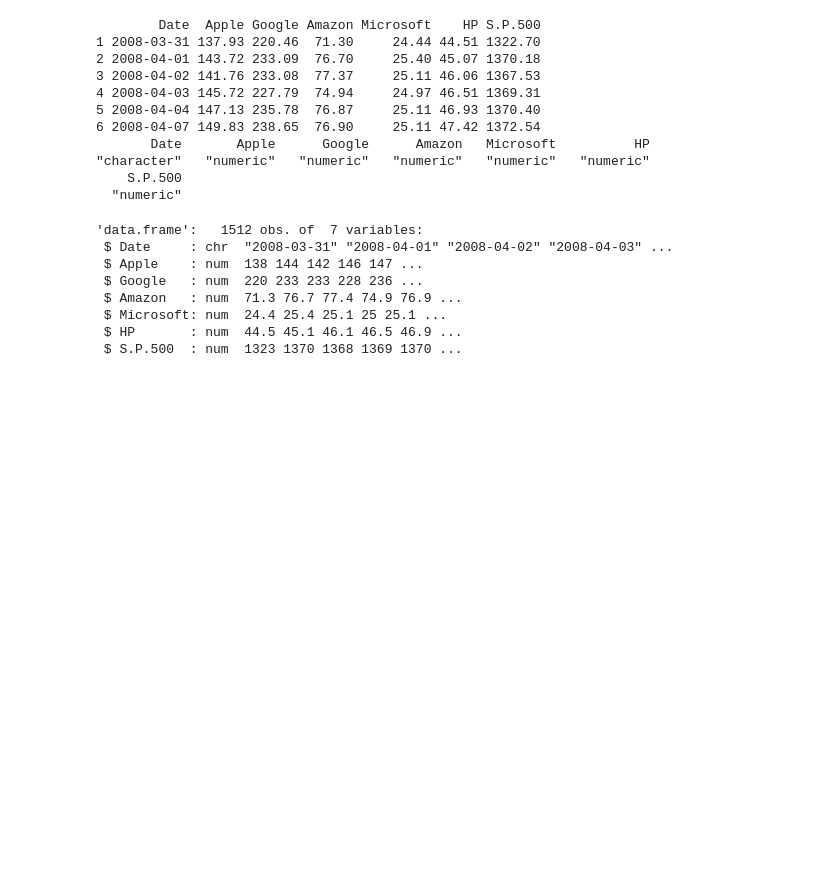
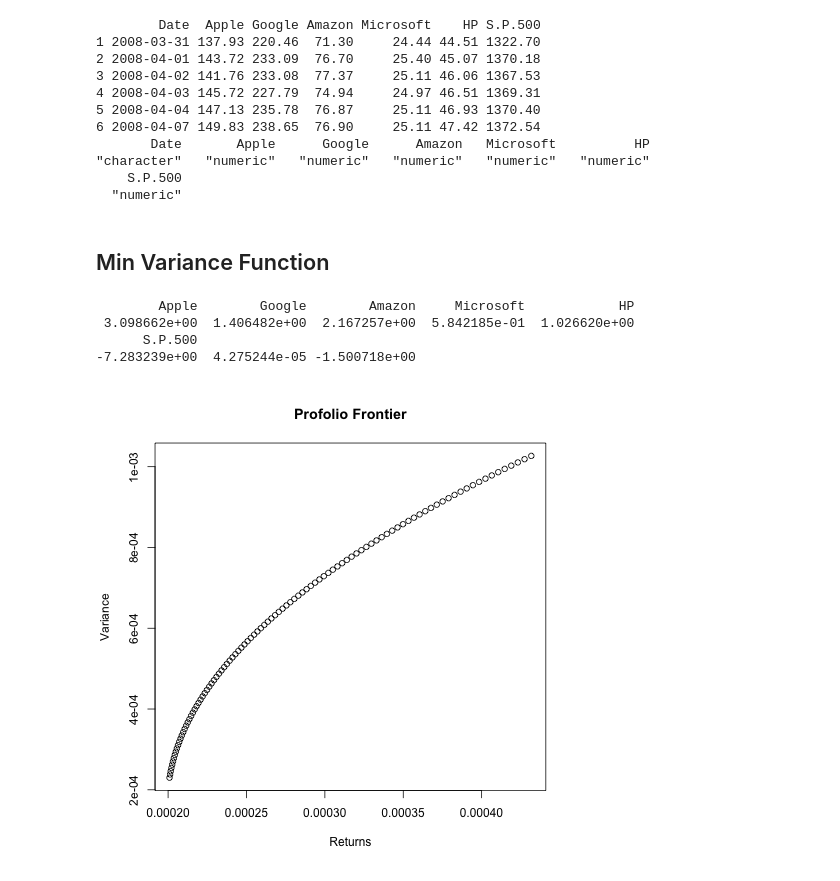
Before and after one commit to linuslin1/INNOVA, a Jupyter notebook: notebooks/NB3_data_analysis.ipynb, the cells around one changed output. Saved outputs shown, nothing was run; the diff lists cells and outputs as text; code cells hidden in the pictures; blank space fills up the shorter version.

```diff
--- a/notebooks/NB3_data_analysis.ipynb
+++ b/notebooks/NB3_data_analysis.ipynb
@@ -263,8 +257,11 @@ Error in library("Quandl") : there is no package called ‘Quandl’
 # %%
 %%R
 IT = read.csv('../data/cleaned/IT.csv', stringsAsFactors = FALSE)
-print(head(IT))
-print(sapply(IT, class))
+retail = read.csv('../data/cleaned/retail.csv', stringsAsFactors = FALSE)
+bank = read.csv('../data/cleaned/bank.csv', stringsAsFactors = FALSE)
+
+#print(head(IT))
+#print(sapply(IT, class))
 # %% [output]
         Date  Apple Google Amazon Microsoft    HP S.P.500
 1 2008-03-31 137.93 220.46  71.30     24.44 44.51 1322.70
@@ -277,29 +274,48 @@ print(sapply(IT, class))
 "character"   "numeric"   "numeric"   "numeric"   "numeric"   "numeric"
     S.P.500
   "numeric"
-# %%
-%%R
-
-str(IT)
-# %% [output]
-'data.frame':   1512 obs. of  7 variables:
- $ Date     : chr  "2008-03-31" "2008-04-01" "2008-04-02" "2008-04-03" ...
- $ Apple    : num  138 144 142 146 147 ...
- $ Google   : num  220 233 233 228 236 ...
- $ Amazon   : num  71.3 76.7 77.4 74.9 76.9 ...
- $ Microsoft: num  24.4 25.4 25.1 25 25.1 ...
- $ HP       : num  44.5 45.1 46.1 46.5 46.9 ...
- $ S.P.500  : num  1323 1370 1368 1369 1370 ...
+# %% [markdown]
+## Min Variance Function
 # %%
 %%R
+# Min Variance Function
 minvariance <- function(assets, mu = 0.005) {
-        return  <- log(tail(assets, -1) / head(assets, -1))
-        Q       <- rbind(cov(return), rep(1, ncol(assets)), colMeans(return))
+        returns  <- log(tail(assets, -1) / head(assets, -1)) # Return
+        Q       <- rbind(cov(returns), rep(1, ncol(assets)), colMeans(returns))
         Q       <- cbind(Q, rbind(t(tail(Q,2)), matrix(0, 2, 2)))
         b       <- c(rep(0, ncol(assets)), 1, mu)
         solve(Q,b)
 }
+# %%
+%%R
+print(minvariance(IT[,-1]))
+print(minvariance(retail[,-1]))
+print(minvariance(bank[,-1]))
+# %% [output]
+        Apple        Google        Amazon     Microsoft            HP
+ 3.098662e+00  1.406482e+00  2.167257e+00  5.842185e-01  1.026620e+00
+      S.P.500
+-7.283239e+00  4.275244e-05 -1.500718e+00
+# %%
+%%R
+frontier <- function(assets) {
+       returns <- log(tail(assets, -1) / head(assets, -1))
+       Q  <- cov(returns)
+       n  <- ncol(assets)
+       r  <- colMeans(returns)
+       Q1 <- rbind(Q, rep(1, n), r)
+       Q1 <- cbind(Q1, rbind(t(tail(Q1, 2)), matrix(0, 2, 2)))
+       rbase <- seq(min(r), max(r), length = 100)
+       s  <- sapply(rbase, function(x) {
+           y <- head(solve(Q1, c(rep(0, n), 1, x)), n)
+           y %*% Q %*% y
+       })
+       plot(s, rbase, xlab = 'Returns', ylab = 'Variance', main = 'Profolio Frontier')
+   }
 # %%
 %%R
-assets <- IT[, -1]
-returns <- log(tail(assets, -1) / head(assets, -1))
+frontier(IT[,-1])
+frontier(retail[,-1])
+frontier(bank[,-1])
+# %% [output]
+[figure, added]
```
Also changed, not shown: parts of 70 cells of this notebook.
